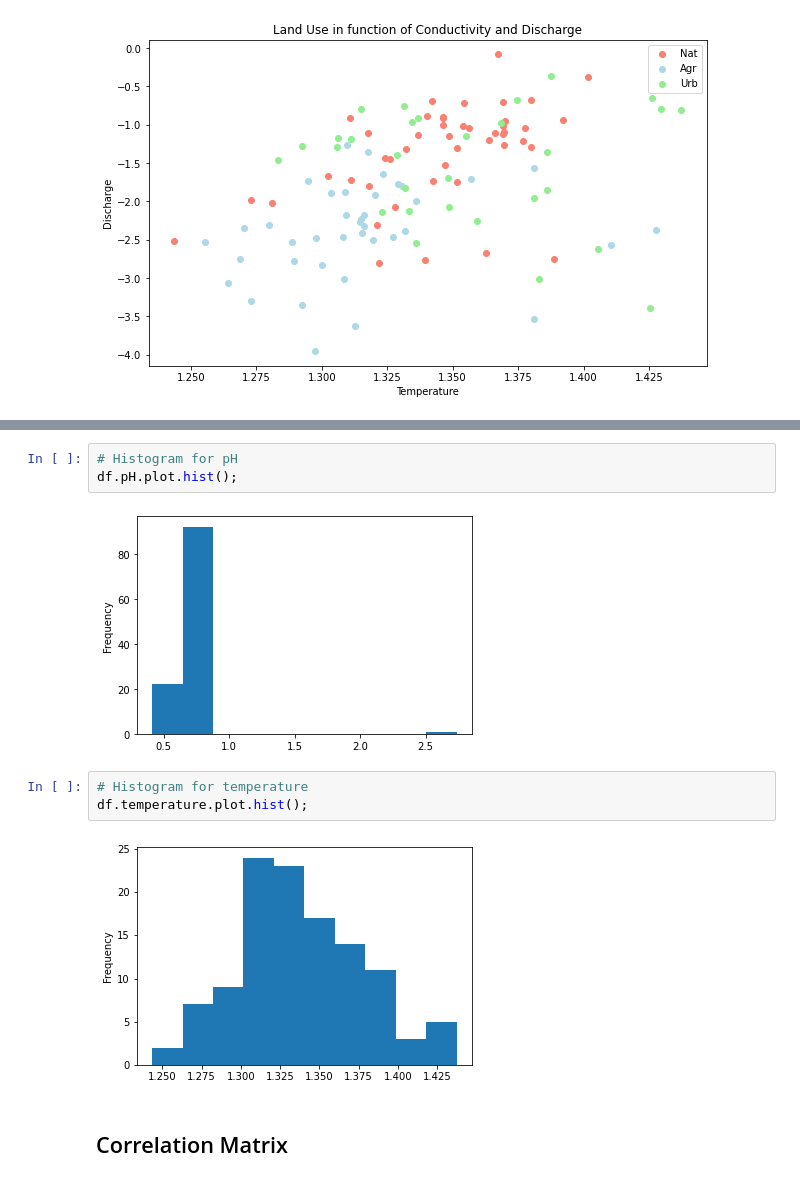
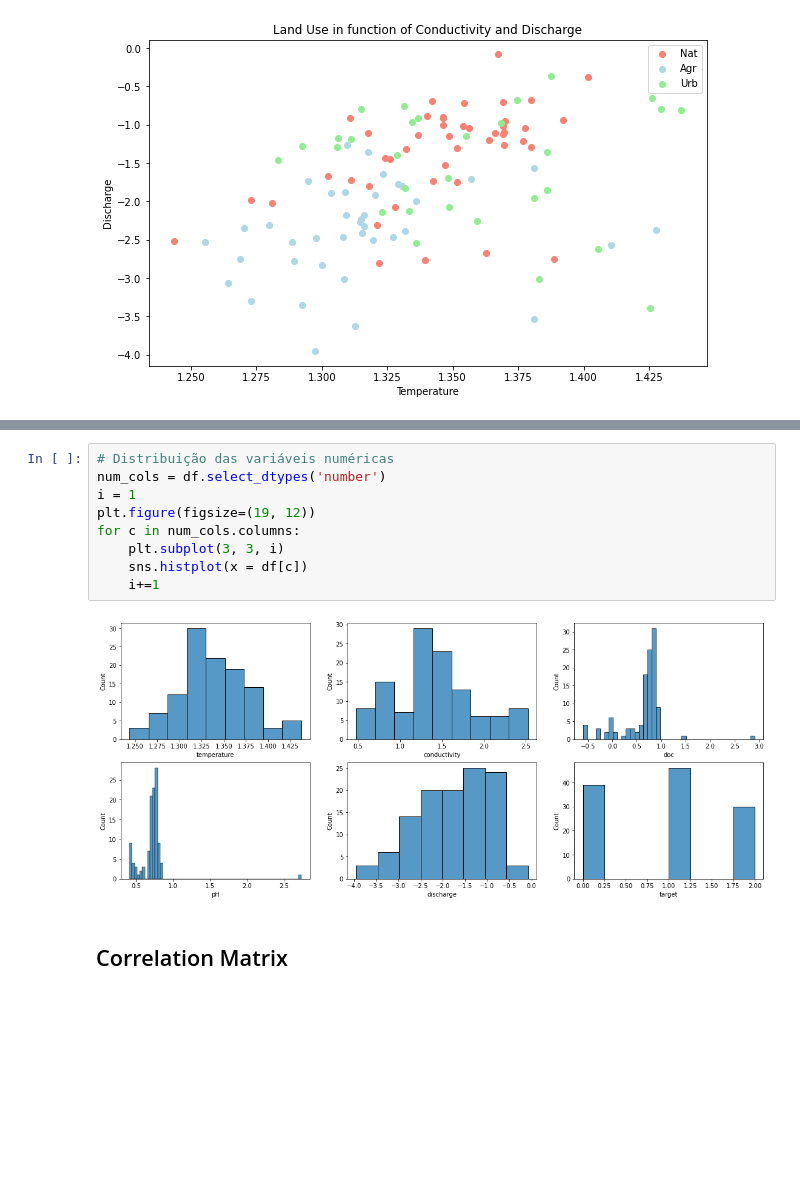
Before and after one commit to IgorBarbosaLima/land_use, a Jupyter notebook: end-to-end-land-use-classification.ipynb, the cells around one changed output, grey strips where cells are left out. Drawn from its saved outputs; the diff is of its cells as text; blank space fills up the shorter version.

```diff
--- a/end-to-end-land-use-classification.ipynb
+++ b/end-to-end-land-use-classification.ipynb
@@ -252,13 +242,14 @@ df.doc.plot.hist();
-# %%
-# Histogram for pH
-df.pH.plot.hist();
-# %% [output]
-[figure, removed]
-# %%
-# Histogram for temperature
-df.temperature.plot.hist();
-# %% [output]
-[figure, removed]
+# %%
+# Distribuição das variáveis numéricas
+num_cols = df.select_dtypes('number')
+i = 1
+plt.figure(figsize=(19, 12))
+for c in num_cols.columns:
+    plt.subplot(3, 3, i)
+    sns.histplot(x = df[c])
+    i+=1
+# %% [output]
+[figure, added]
 # %% [markdown]
 ## Correlation Matrix
 # %%
```
Also changed, not shown: parts of 2 cells of this notebook.
